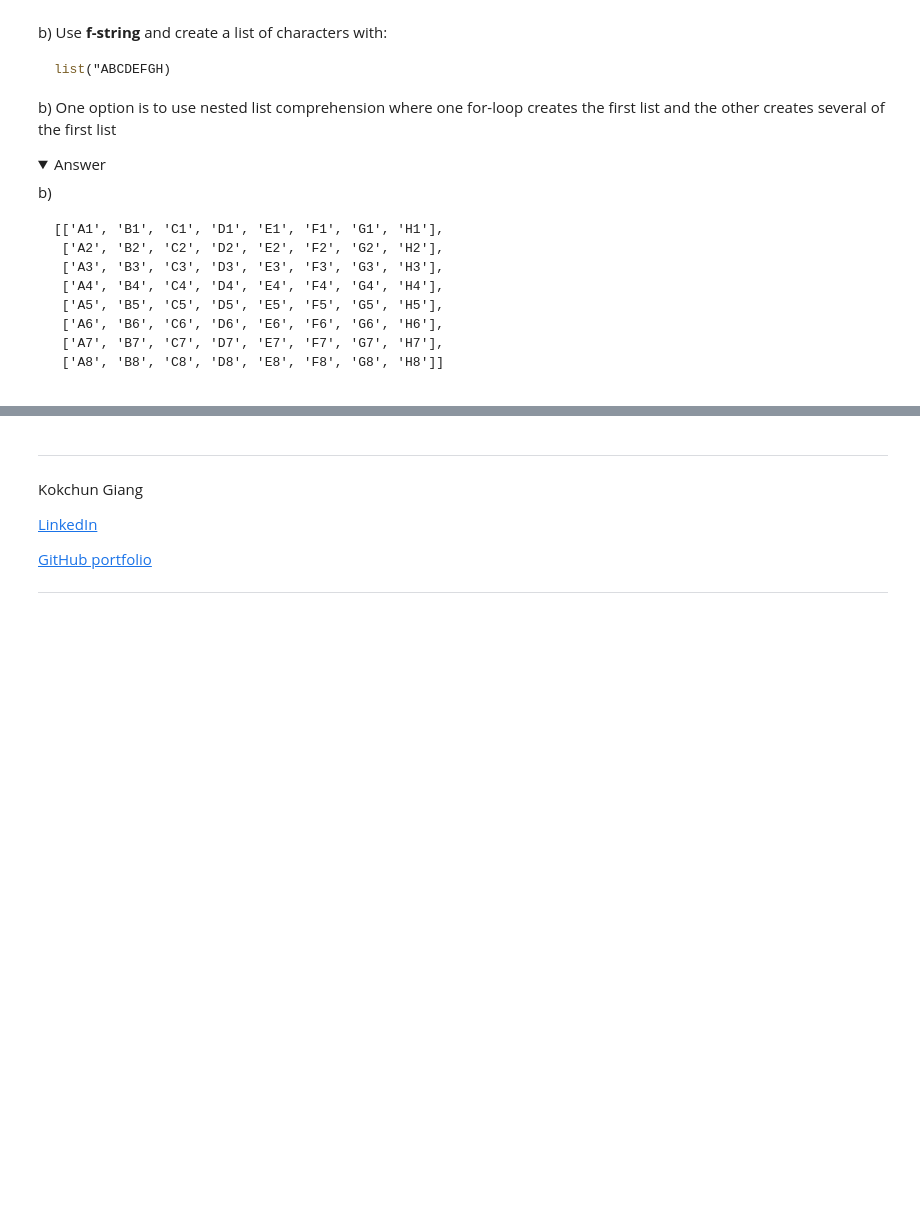
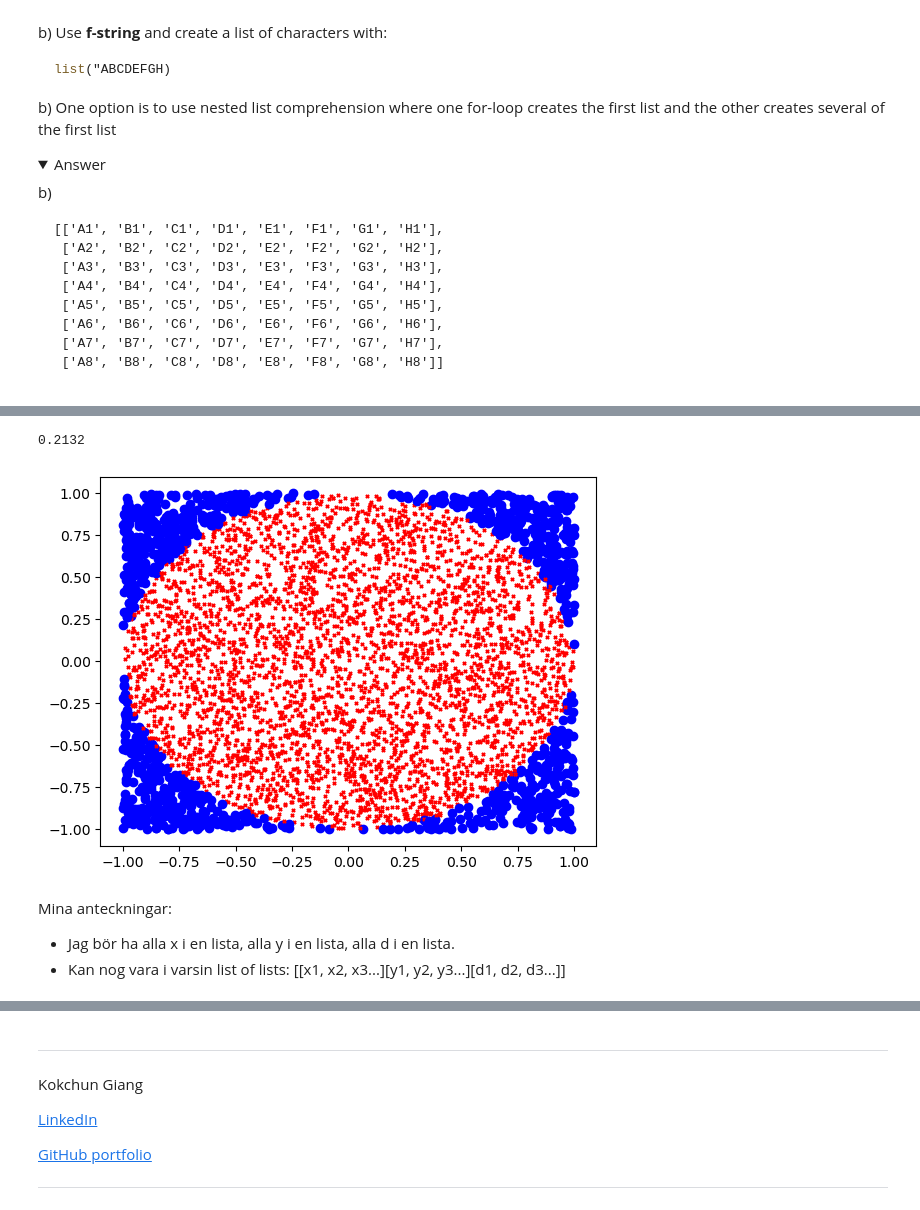
Before and after one commit to dancla240/Python_Daniel_Claesson, a Jupyter notebook: Excercises/04-list-exercise.ipynb, the cells around one changed output, grey strips where cells are left out. Drawn from its saved outputs; the diff is of its cells as text; code cells hidden in the pictures; folded sections open; blank space fills up the shorter version.

```diff
--- a/Excercises/04-list-exercise.ipynb
+++ b/Excercises/04-list-exercise.ipynb
@@ -294,3 +360,64 @@ No answer here, try to prove it theoretically.
 
 
 </details>
+# %%
+# Daniel's code
+import random
+import math
+import matplotlib.pyplot as plt
+
+def simulate_points(nbr): #function simulates nbr of points, calc dist, returns result in list of list
+    list_of_sims = []
+    x_vals = []
+    y_vals = []
+    d_vals = []
+    for simulation in range(nbr):
+        x = random.randrange(-1000, 1000, 1) / 1000
+        y = random.randrange(-1000, 1000, 1) / 1000
+        d = math.sqrt(x**2 + y**2)
+        x_vals.append(x)
+        y_vals.append(y)
+        d_vals.append(d)
+        list_of_sims = [x_vals, y_vals, d_vals]
+    return list_of_sims
+
+def plot(list): # functions plots the simulated values
+    x = list[0]
+    y = list[1]
+    d = list[2]
+    for item in range(len(x)):
+        plt.scatter(x, y, marker = "o", color = "blue")
+
+def plot2(list): # functions plots the simulated values
+    x = list[0]
+    y = list[1]
+    d = list[2]
+    counter_larger = 0
+    counter_smaller = 0
+    for item in range(len(d)):
+        if d[item] > 1:
+            plt.scatter(x[item], y[item], marker = "o", color = "blue")
+            counter_smaller += 1
+        elif d[item] <=1:
+            plt.scatter(x[item], y[item], marker = "x", color = "red", s=5)
+            counter_larger += 1
+        else: break
+    return counter_smaller, counter_larger
+
+def calc_fraction(tuple):
+    fraction = tuple[0] / (tuple[0] + tuple[1])
+    return fraction
+
+
+
+res = simulate_points(5000)
+tuple = plot2(res)
+fraction = calc_fraction(tuple)
+print(f"Fraction d > 1 is {fraction}.")
+# %% [output]
+0.2132
+[figure, added]
+# %% [markdown]
+Mina anteckningar:
+- Jag bör ha alla x i en lista, alla y i en lista, alla d i en lista.
+- Kan nog vara i varsin list of lists: [[x1, x2, x3...][y1, y2, y3...][d1, d2, d3...]]
```
Also changed, not shown: parts of 7 cells of this notebook, 6 other files.
